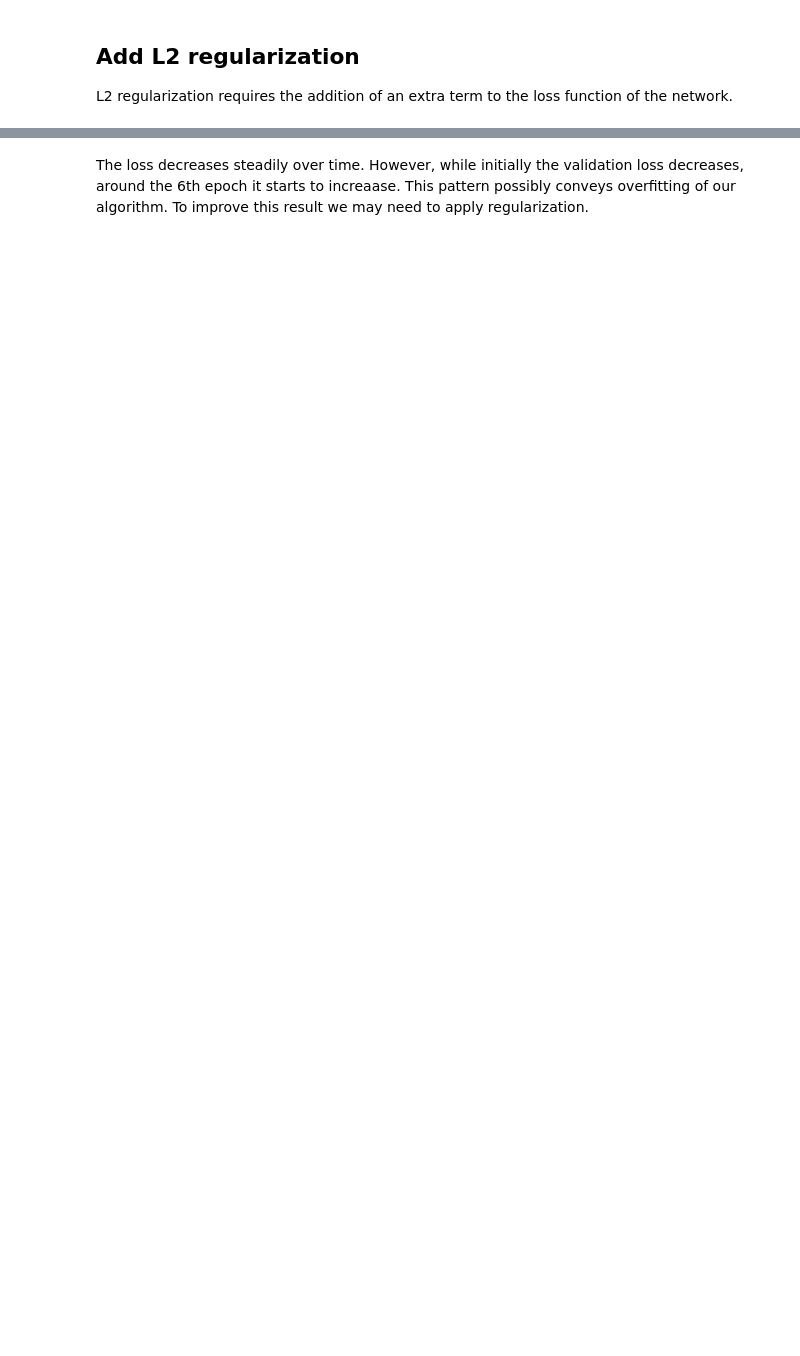
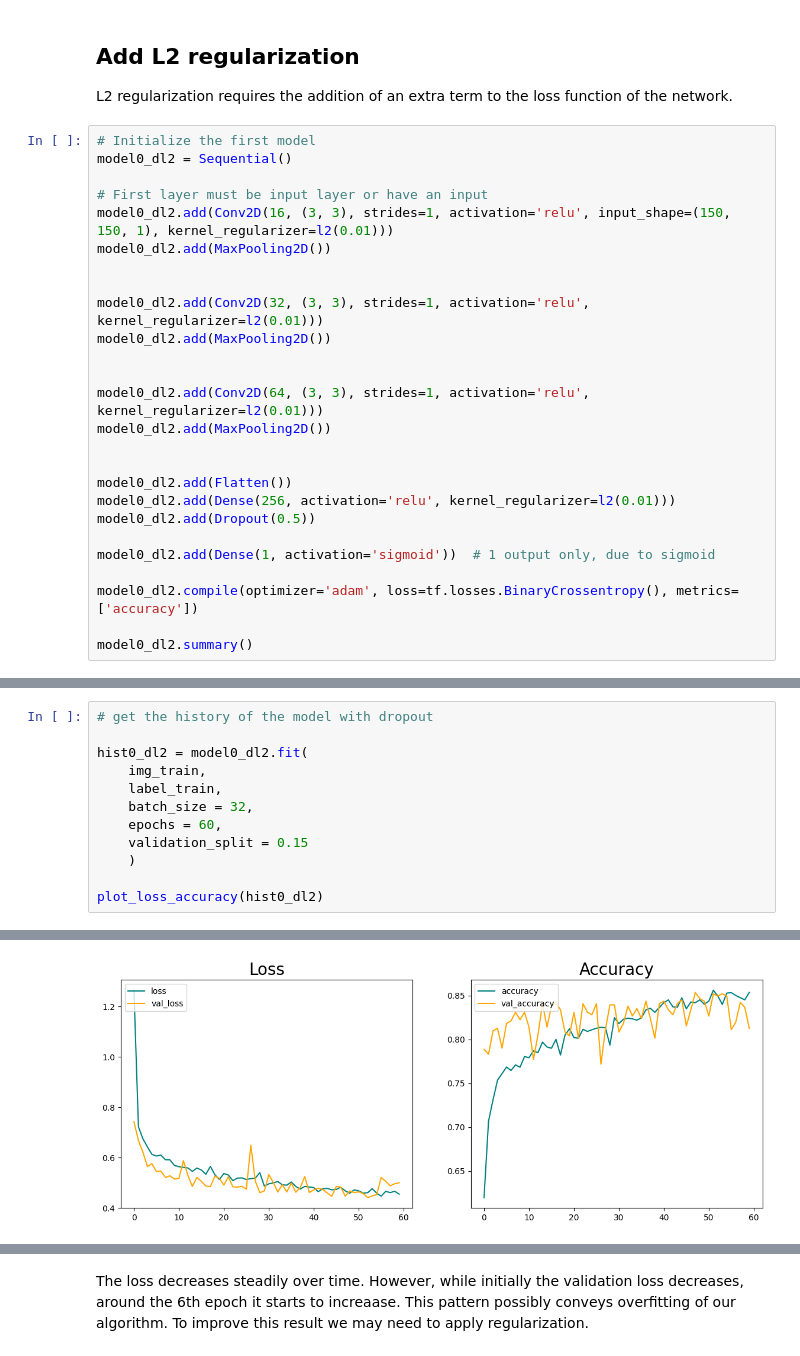
Before and after one commit to LucaPeg/ML_project, a Jupyter notebook: analysis.ipynb, the cells around one changed output, grey strips where cells are left out. Cells and saved outputs as stored; diff of their text form; blank space fills up the shorter version.

```diff
--- a/analysis.ipynb
+++ b/analysis.ipynb
@@ -208,3 +259,29 @@ plot_loss_accuracy(hist0d)
 # %% [markdown]
 ## Add L2 regularization
 L2 regularization requires the addition of an extra term to the loss function of the network.
+# %%
+# Initialize the first model
+model0_dl2 = Sequential()
+
+# First layer must be input layer or have an input
+model0_dl2.add(Conv2D(16, (3, 3), strides=1, activation='relu', input_shape=(150, 150, 1), kernel_regularizer=l2(0.01)))
+model0_dl2.add(MaxPooling2D())
+
+
+model0_dl2.add(Conv2D(32, (3, 3), strides=1, activation='relu', kernel_regularizer=l2(0.01)))
+model0_dl2.add(MaxPooling2D())
+
+
+model0_dl2.add(Conv2D(64, (3, 3), strides=1, activation='relu', kernel_regularizer=l2(0.01)))
+model0_dl2.add(MaxPooling2D())
+
+
+model0_dl2.add(Flatten())
+model0_dl2.add(Dense(256, activation='relu', kernel_regularizer=l2(0.01)))
+model0_dl2.add(Dropout(0.5))
+
+model0_dl2.add(Dense(1, activation='sigmoid'))  # 1 output only, due to sigmoid
+
+model0_dl2.compile(optimizer='adam', loss=tf.losses.BinaryCrossentropy(), metrics=['accuracy'])
+
+model0_dl2.summary()
@@ -210,0 +306,13 @@ L2 regularization requires the addition of an extra term to the loss function of
+# %%
+# get the history of the model with dropout
+
+hist0_dl2 = model0_dl2.fit(
+    img_train,
+    label_train,
+    batch_size = 32,
+    epochs = 60,
+    validation_split = 0.15
+    )
+
+plot_loss_accuracy(hist0_dl2)
+# %% [output]
@@ -211 +336,2 @@ L2 regularization requires the addition of an extra term to the loss function of
+[figure, added]
 # %% [markdown]
```
Also changed, not shown: parts of 38 cells of this notebook.
